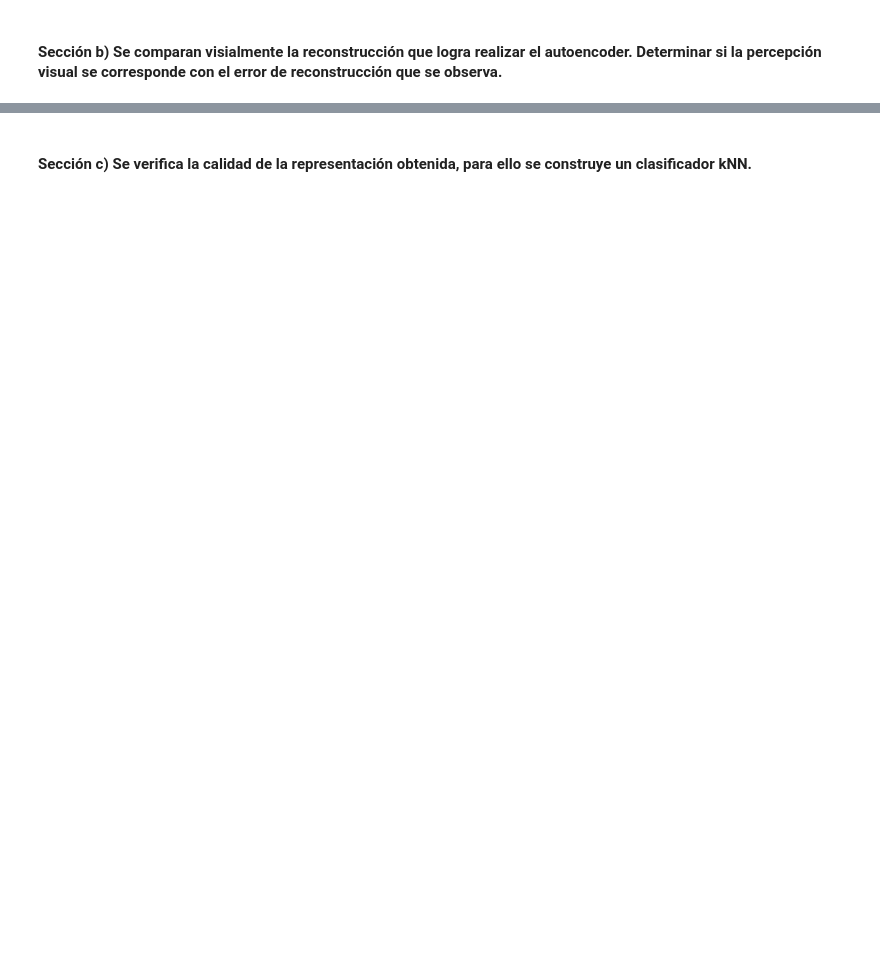
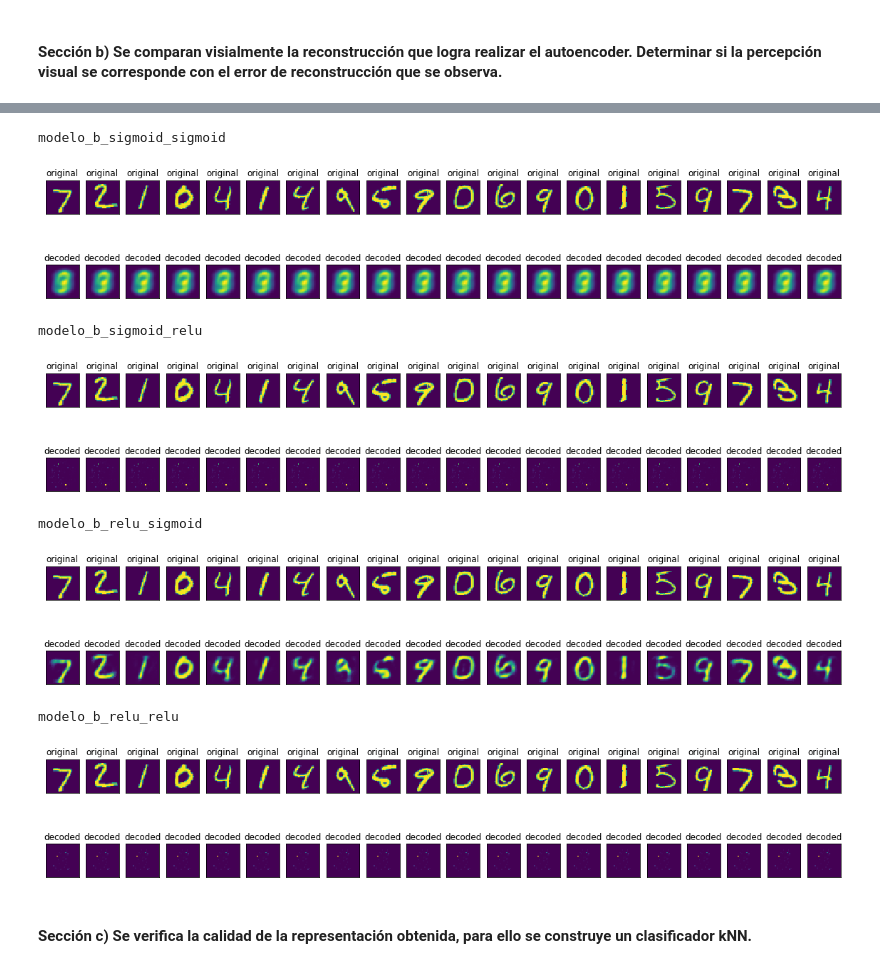
Before and after one commit to Caimapo/ANN, a Jupyter notebook: Tarea 2/Part 3 Autoencoders (AEs) in MNIST/Part 3 Autoencoders (AEs) in MNIST.ipynb, the cells around one changed output, grey strips where cells are left out. Saved outputs shown, nothing was run; the diff lists cells and outputs as text; code cells hidden in the pictures; blank space fills up the shorter version.

Commit message:
Orden y cambio de nombres

```diff
--- a/Tarea 2/Part 3 Autoencoders (AEs) in MNIST/Part 3 Autoencoders (AEs) in MNIST.ipynb
+++ b/Tarea 2/Part 3 Autoencoders (AEs) in MNIST/Part 3 Autoencoders (AEs) in MNIST.ipynb
@@ -76,0 +182,28 @@ Epoch 50/50
+# %%
+# Se experimenta con el cambio de dimension, con distintas configuraciones
+# con la capa de activacion del decoder como sigmoid, dado que relu presenta resultados
+# no atrayentes.
+
+modelos_d = defaultdict(list)
+for dimension in [8,16,32,64,128]:
+    for activation1 in ['sigmoid','relu']:
+        for activation2 in ['sigmoid']:
+            name = 'modelo_'+loss_f+'_'+activation1+'_'+activation2+'_'+str(dimension)
+            model, e, d = create_model(activation1,activation2,'b',dimension)
+            #save model
+            model.save_weights(os.path.join(os.getcwd(), 'exp', 'a2','model_weights_'+name+'.h5'))
+            with open(os.path.join(os.getcwd(), 'exp', 'a2', 'model_architecture_'+name+'.json'), 'w') as f:
+                f.write(model.to_json())
+            #
+            start = time.time()
+            history =model.fit(X_train, X_train,
+                                           epochs=25,
+                                           batch_size=128,
+                                           shuffle=True,
+                                           validation_data=(X_val,X_val),verbose=0)
+            modelos_d[name].append(history)
+            modelos_d[name].append(d)
+            modelos_d[name].append(e)
+            modelos_d[name].append(time.time() - start)
+            score = model.evaluate(X_val,X_val)
+            modelos_d[name].append(score)
@@ -104,3 +247,23 @@ NameError: name 'encoder' is not defined
+# %%
+## verificar que encoder y decoder sean los mejores del punto anterior.
+## mostra graficamente para las cuatro configuraciones del punto anterior
+## seria interesante ver la imagen pequeña
+
+#load other stuff ...
+for loss_f in ['b']:
+    for activation1 in ['sigmoid','relu']:
+        for activation2 in ['sigmoid','relu']:
+            name = 'modelo_'+loss_f+'_'+activation1+'_'+activation2
+            plot_im(modelos,name,X_test)
+# %% [output]
+modelo_b_sigmoid_sigmoid
+[figure, added]
+modelo_b_sigmoid_relu
+[figure, added]
+modelo_b_relu_sigmoid
+[figure, added]
+modelo_b_relu_relu
+[figure, added]
 # %% [markdown]
 #### Sección c) Se verifica la calidad de la representación obtenida, para ello se construye un clasificador kNN.
 # %%
```
Also changed, not shown: parts of 76 cells of this notebook, 12 other files.
